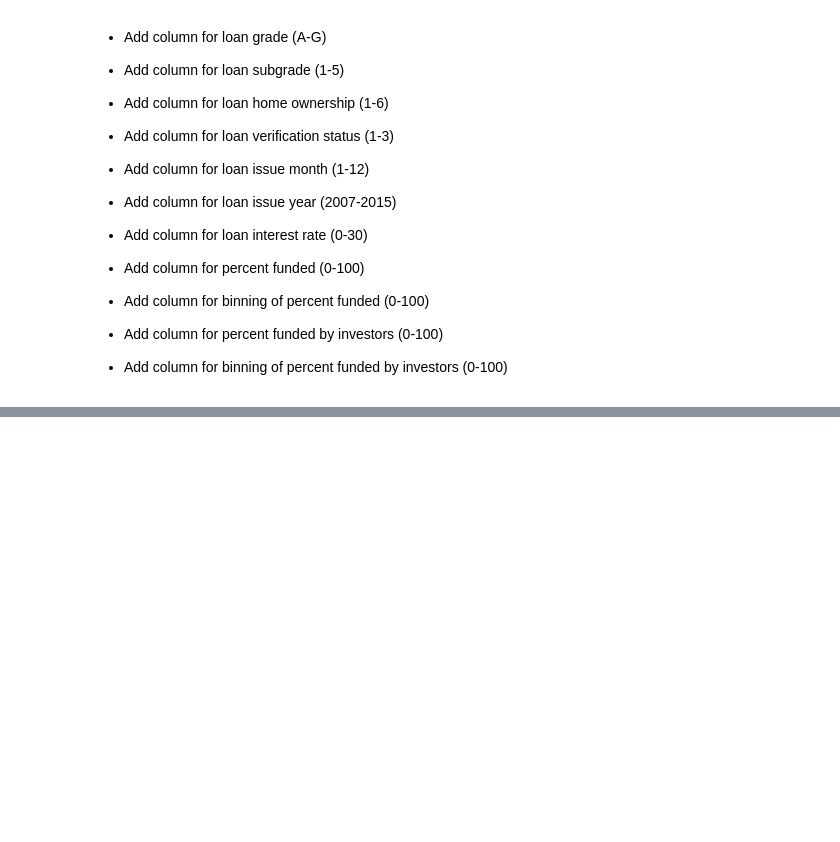
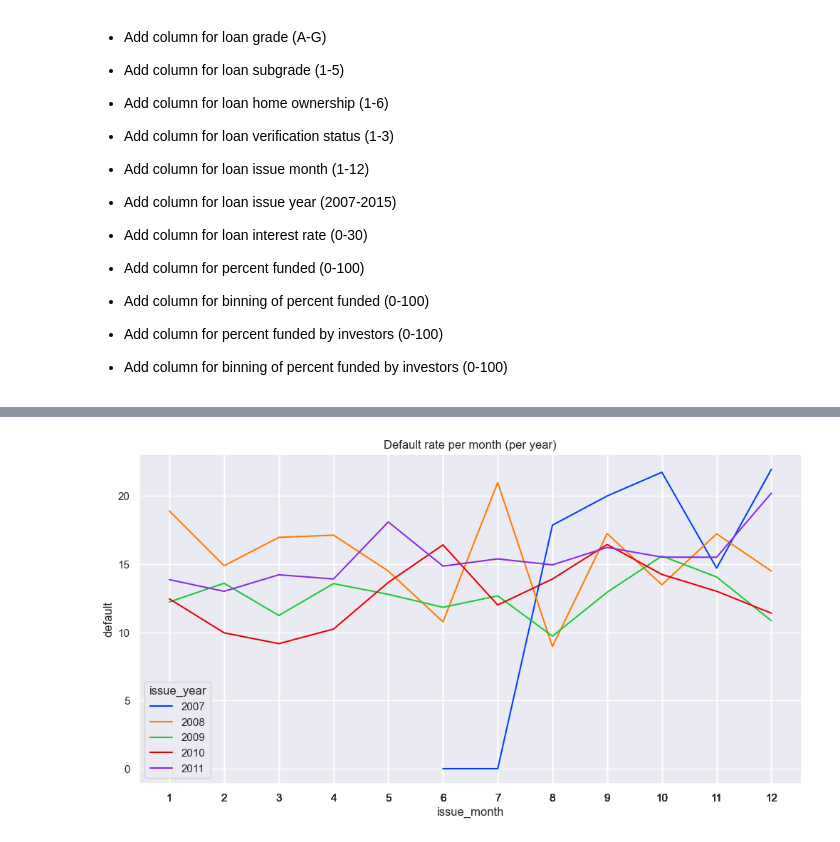
Before and after one commit to ChaitanyaVootla/LoanCaseStudy, a Jupyter notebook: Loan.ipynb, the cells around one changed output, grey strips where cells are left out. Drawn from its saved outputs; the diff is of its cells as text; code cells hidden in the pictures; blank space fills up the shorter version.

```diff
--- a/Loan.ipynb
+++ b/Loan.ipynb
@@ -375,0 +251,10 @@ plt.show()
+# %%
+# draw line chart of defaulted loans percentage per month per year
+plt.figure(figsize=(12, 6))
+df = loans.groupby(['issue_year', 'issue_month']).agg({'default': 'mean'}).reset_index()
+sns.lineplot(x='issue_month', y='default', hue='issue_year', data=df, palette='bright', legend='full')
+plt.xticks(df['issue_month'])
+plt.title('Default rate per month (per year)')
+plt.show()
+# %% [output]
+[figure, added]
```
Also changed, not shown: parts of 55 cells of this notebook.
